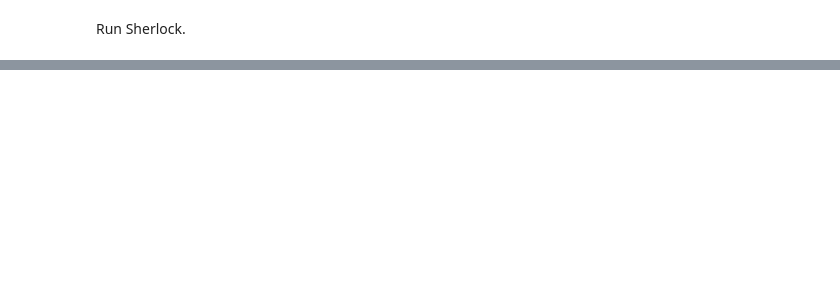
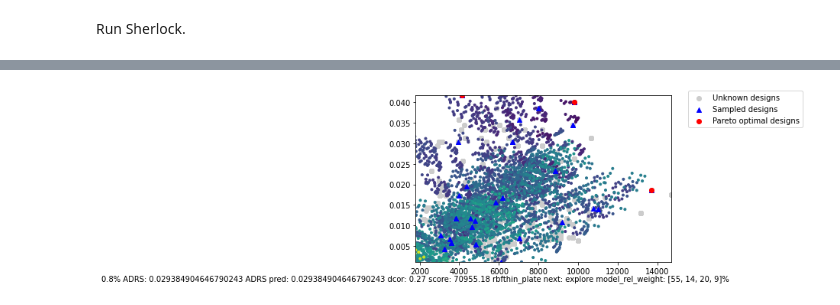
Before and after one commit to KastnerRG/Spector-HLS, a Jupyter notebook: matrix_multiplication/results/Sherlock/catapult_matmul_latency.ipynb, the cells around one changed output, grey strips where cells are left out. Drawn from its saved outputs; the diff is of its cells as text; code cells hidden in the pictures; blank space fills up the shorter version.

```diff
--- a/matrix_multiplication/results/Sherlock/catapult_matmul_latency.ipynb
+++ b/matrix_multiplication/results/Sherlock/catapult_matmul_latency.ipynb
@@ -126,0 +127,24 @@ print(err)
+# %%
+sherlock = Sherlock(
+    n_init=5,
+    budget=int(X.shape[0]*0.1),
+    surrogate_type="rbfthin_plate-rbf_multiquadric-randomforest-gpy", #rbfthin_plate-rbf_multiquadric-randomforest-gpy
+    kernel="matern",
+    num_restarts=0,
+    pareto_margin=0,
+    y_hint=None,
+    output_stats="", #"adrs,dcor,dcor_energy,entropy,pareto_score,next_action",
+    plot_design_space=True,
+    use_ted_in_loop=False,
+    request_output=lambda y, idx: None,
+    action_only=None,
+    n_hint_init=0,
+    scale_output=True,
+    use_trace_as_prior=True,
+    model_selection_type="mab10")
+
+sherlock.fit(X).predict(X,y)
+err = adrs(y, sherlock.known_idx, approximate=True)
+print(err)
+# %% [output]
+[figure, added]
```
Also changed, not shown: parts of 5 cells of this notebook, 1 other file.
